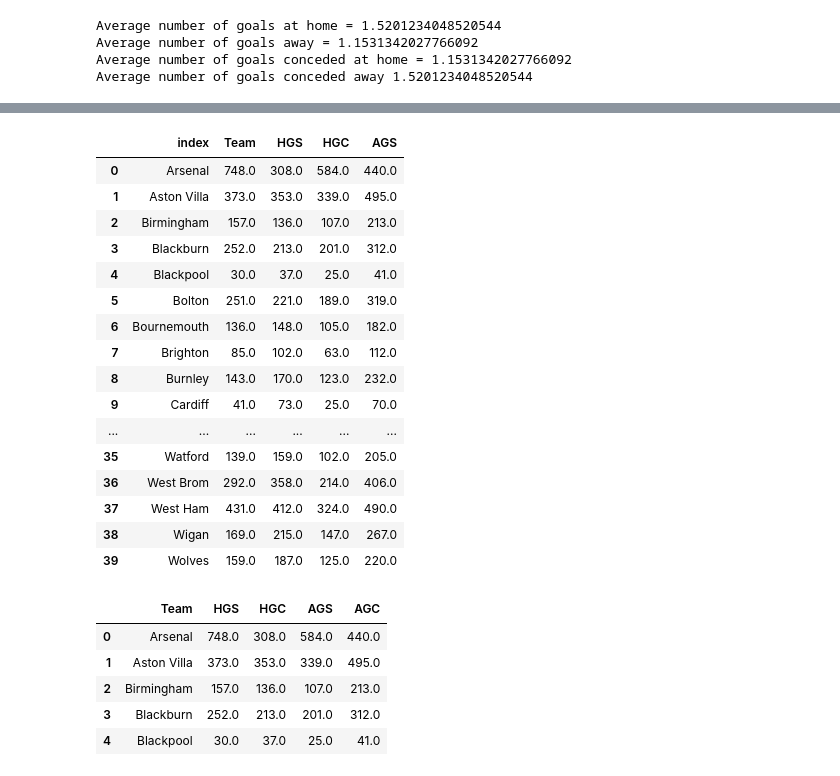
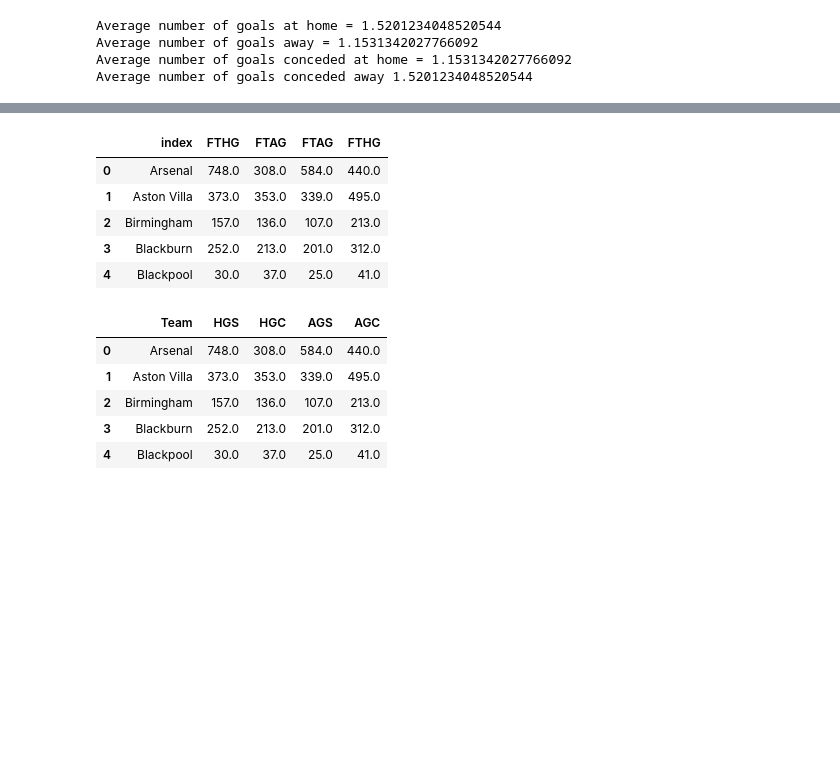
Before and after one commit to saylibhavsar/Football-Data-Analysis, a Jupyter notebook: Web Scraping - Football Analysis.ipynb, the cells around one changed output, grey strips where cells are left out. Drawn from its saved outputs; the diff is of its cells as text; code cells hidden in the pictures; blank space fills up the shorter version.

```diff
--- a/Web Scraping - Football Analysis.ipynb
+++ b/Web Scraping - Football Analysis.ipynb
@@ -167,24 +154,13 @@ table
 # %%
 table.reset_index(inplace=True)
-table
+table.head()
 # %% [output]
-|  | index | Team | HGS | HGC | AGS |
+|  | index | FTHG | FTAG | FTAG | FTHG |
 | 0 | Arsenal | 748.0 | 308.0 | 584.0 | 440.0 |
 | 1 | Aston Villa | 373.0 | 353.0 | 339.0 | 495.0 |
 | 2 | Birmingham | 157.0 | 136.0 | 107.0 | 213.0 |
 | 3 | Blackburn | 252.0 | 213.0 | 201.0 | 312.0 |
 | 4 | Blackpool | 30.0 | 37.0 | 25.0 | 41.0 |
-| 5 | Bolton | 251.0 | 221.0 | 189.0 | 319.0 |
-| 6 | Bournemouth | 136.0 | 148.0 | 105.0 | 182.0 |
-| 7 | Brighton | 85.0 | 102.0 | 63.0 | 112.0 |
-| 8 | Burnley | 143.0 | 170.0 | 123.0 | 232.0 |
-| 9 | Cardiff | 41.0 | 73.0 | 25.0 | 70.0 |
-| ... | ... | ... | ... | ... | ... |
-| 35 | Watford | 139.0 | 159.0 | 102.0 | 205.0 |
-| 36 | West Brom | 292.0 | 358.0 | 214.0 | 406.0 |
-| 37 | West Ham | 431.0 | 412.0 | 324.0 | 490.0 |
-| 38 | Wigan | 169.0 | 215.0 | 147.0 | 267.0 |
-| 39 | Wolves | 159.0 | 187.0 | 125.0 | 220.0 |
 # %%
 #renaming the columns
 
```
Also changed, not shown: parts of 12 cells of this notebook.
